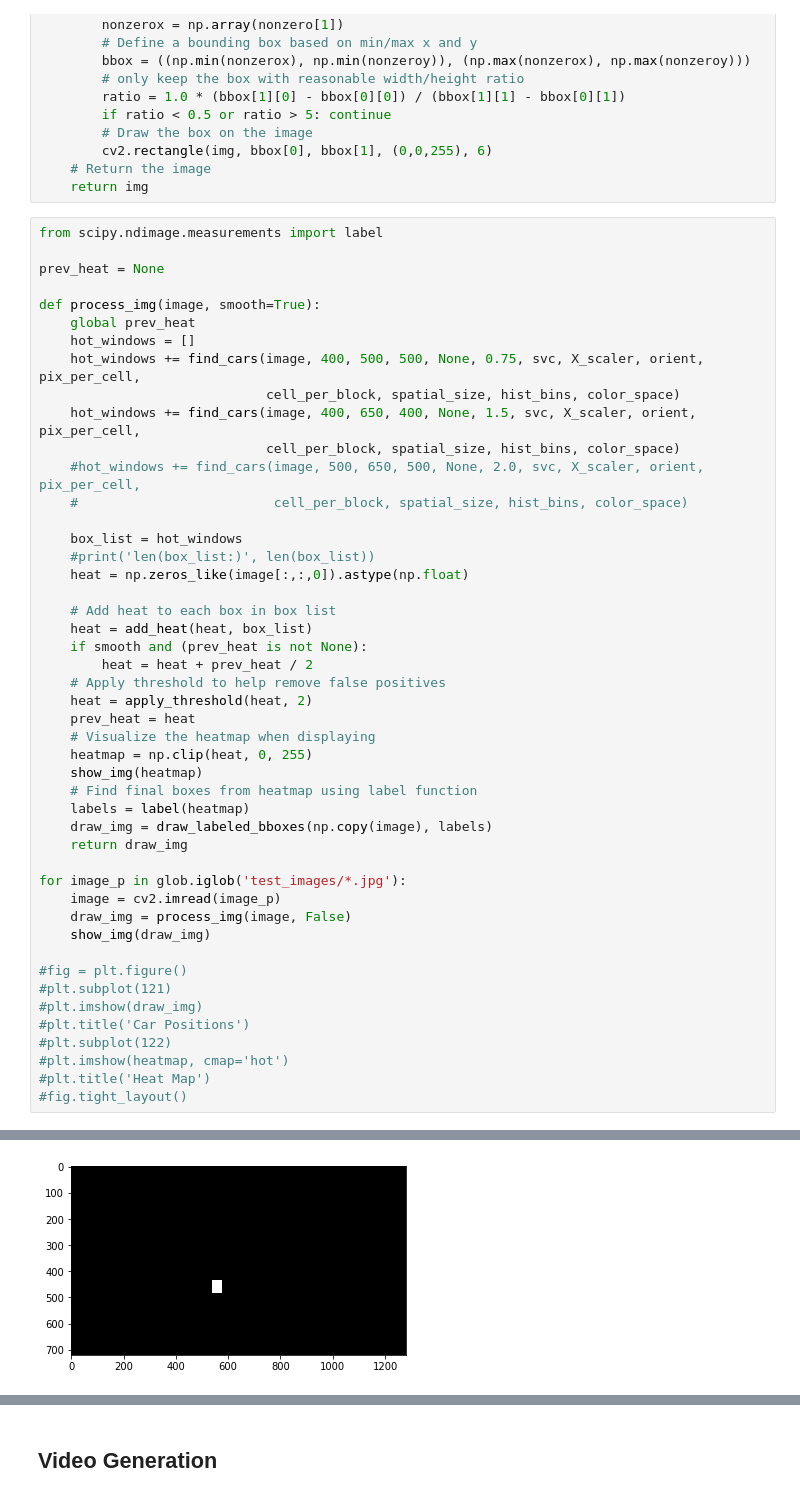
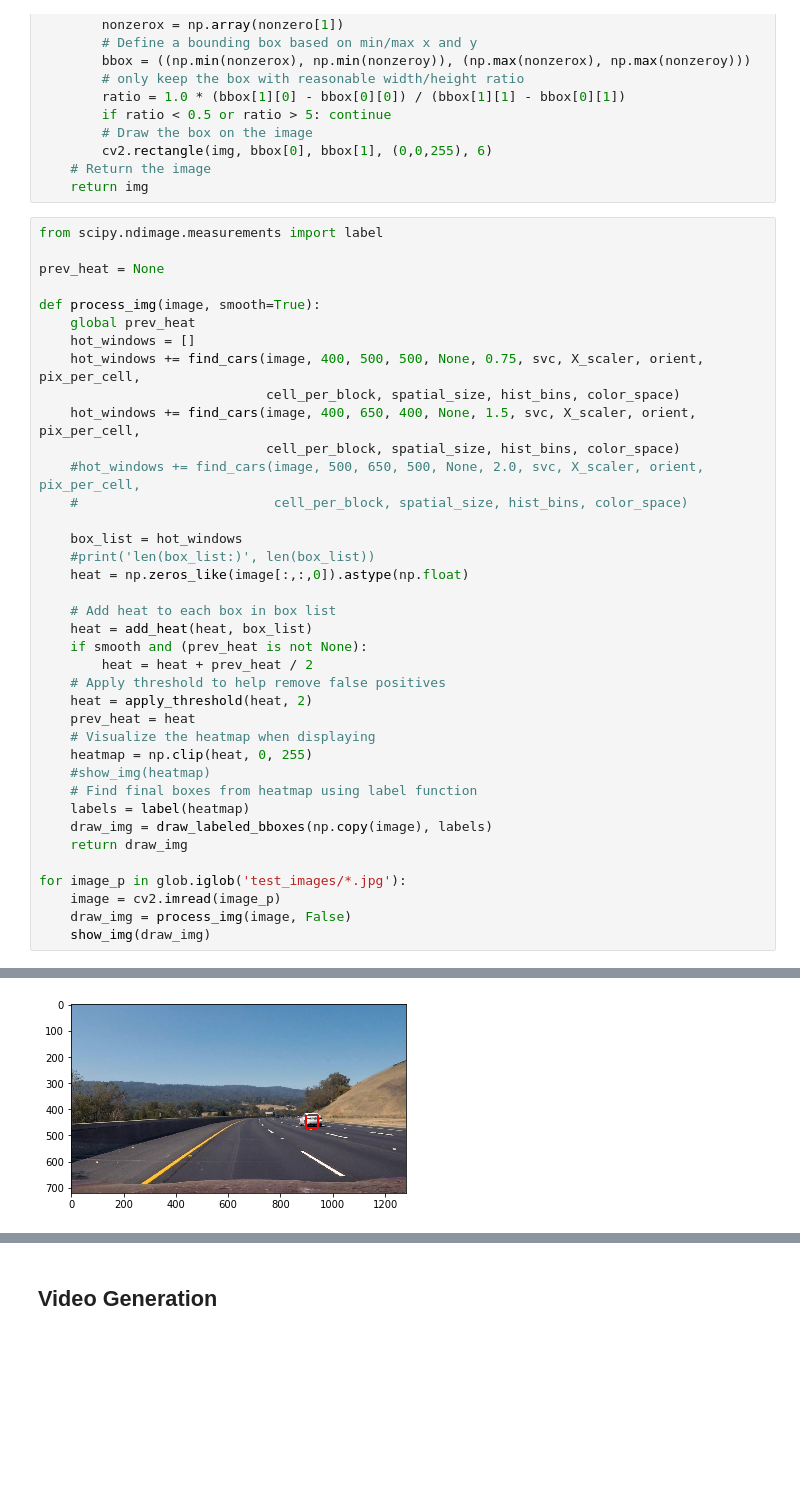
Before and after one commit to roba269/CarND-Vehicle-Detection-Submit, a Jupyter notebook: code.ipynb, the cells around one changed output, grey strips where cells are left out. Drawn from its saved outputs; the diff is of its cells as text; blank space fills up the shorter version.

```diff
--- a/code.ipynb
+++ b/code.ipynb
@@ -529,7 +536,7 @@ def process_img(image, smooth=True):
     prev_heat = heat
     # Visualize the heatmap when displaying
     heatmap = np.clip(heat, 0, 255)
-    show_img(heatmap)
+    #show_img(heatmap)
     # Find final boxes from heatmap using label function
     labels = label(heatmap)
     draw_img = draw_labeled_bboxes(np.copy(image), labels)
@@ -539,13 +546,4 @@ for image_p in glob.iglob('test_images/*.jpg'):
     image = cv2.imread(image_p)
     draw_img = process_img(image, False)
     show_img(draw_img)
-
-#fig = plt.figure()
-#plt.subplot(121)
-#plt.imshow(draw_img)
-#plt.title('Car Positions')
-#plt.subplot(122)
-#plt.imshow(heatmap, cmap='hot')
-#plt.title('Heat Map')
-#fig.tight_layout()
 # %% [output]
@@ -554 +554 @@ for image_p in glob.iglob('test_images/*.jpg'):
-[figure, old version]
+[figure, new version]
```
Also changed, not shown: parts of 7 cells of this notebook, 1 other file.
